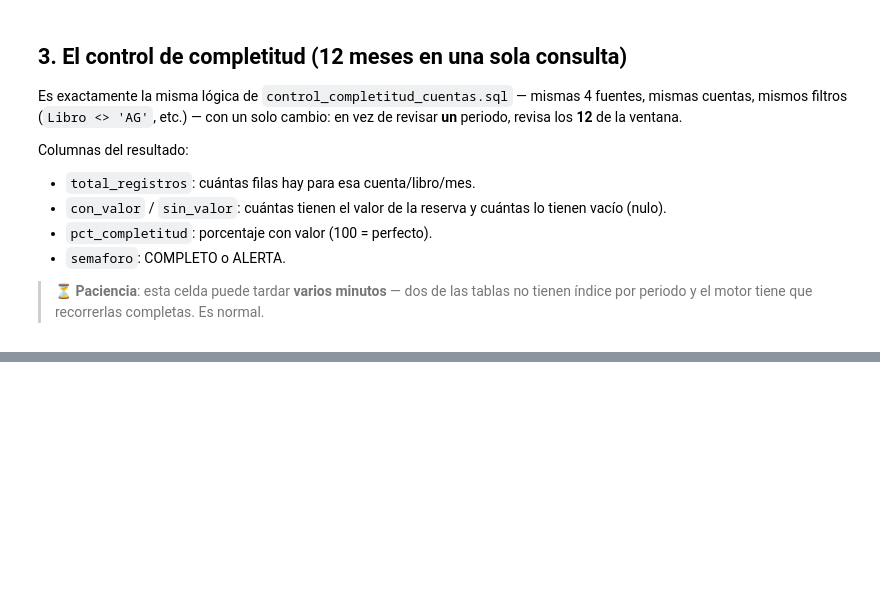
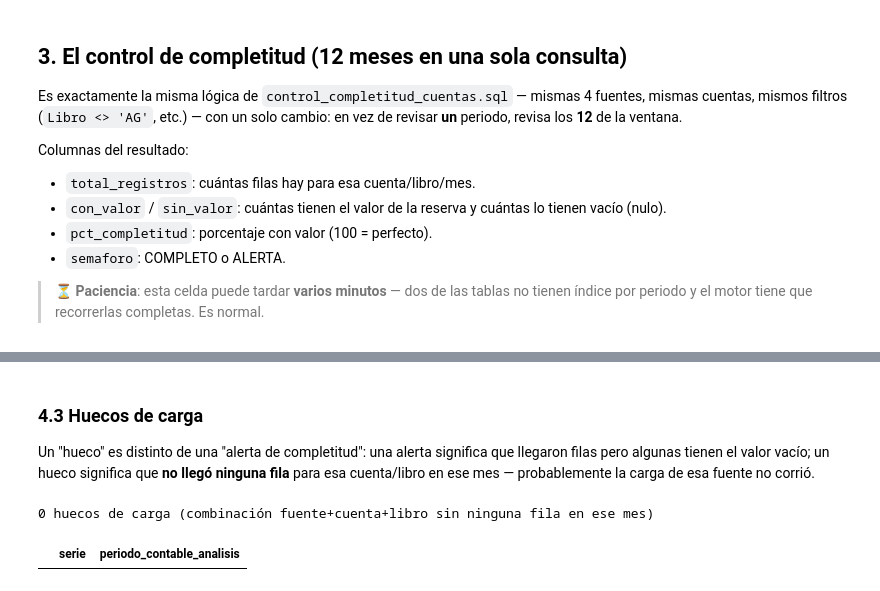
Before and after one commit to willhdi/data-completeness-validator, a Jupyter notebook: notebooks/tablero_completitud.ipynb, the cells around one changed output, grey strips where cells are left out. Saved outputs shown, nothing was run; the diff lists cells and outputs as text; code cells hidden in the pictures; blank space fills up the shorter version.

```diff
--- a/notebooks/tablero_completitud.ipynb
+++ b/notebooks/tablero_completitud.ipynb
@@ -225,0 +430,23 @@ Colores y estilo compartidos por todos los gráficos (paleta accesible, validada
+# %% [markdown]
+### 4.3 Huecos de carga
+
+Un "hueco" es distinto de una "alerta de completitud": una alerta significa que llegaron filas pero
+algunas tienen el valor vacío; un hueco significa que **no llegó ninguna fila** para esa cuenta/libro
+en ese mes — probablemente la carga de esa fuente no corrió.
+# %%
+piv_tot = (df.pivot_table(index="serie", columns="periodo_contable_analisis",
+                          values="total_registros", aggfunc="sum")
+           .reindex(columns=PERIODOS))
+
+huecos = (piv_tot.reset_index()
+          .melt(id_vars="serie", var_name="periodo_contable_analisis", value_name="total_registros"))
+huecos = (huecos[huecos["total_registros"].isna()]
+          .drop(columns="total_registros")
+          .sort_values(["serie", "periodo_contable_analisis"])
+          .reset_index(drop=True))
+
+print(f"{len(huecos)} huecos de carga (combinación fuente+cuenta+libro sin ninguna fila en ese mes)")
+huecos.head(10)
+# %% [output]
+0 huecos de carga (combinación fuente+cuenta+libro sin ninguna fila en ese mes)
+|  | serie | periodo_contable_analisis |
```
Also changed, not shown: parts of 28 cells of this notebook, 1 other file.
